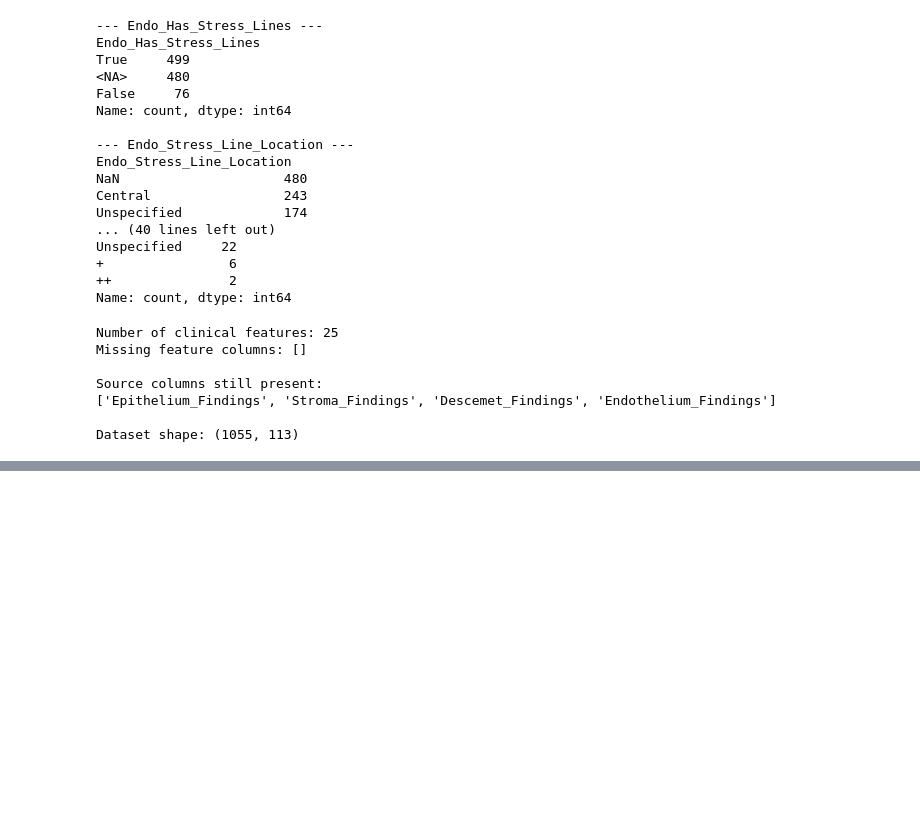
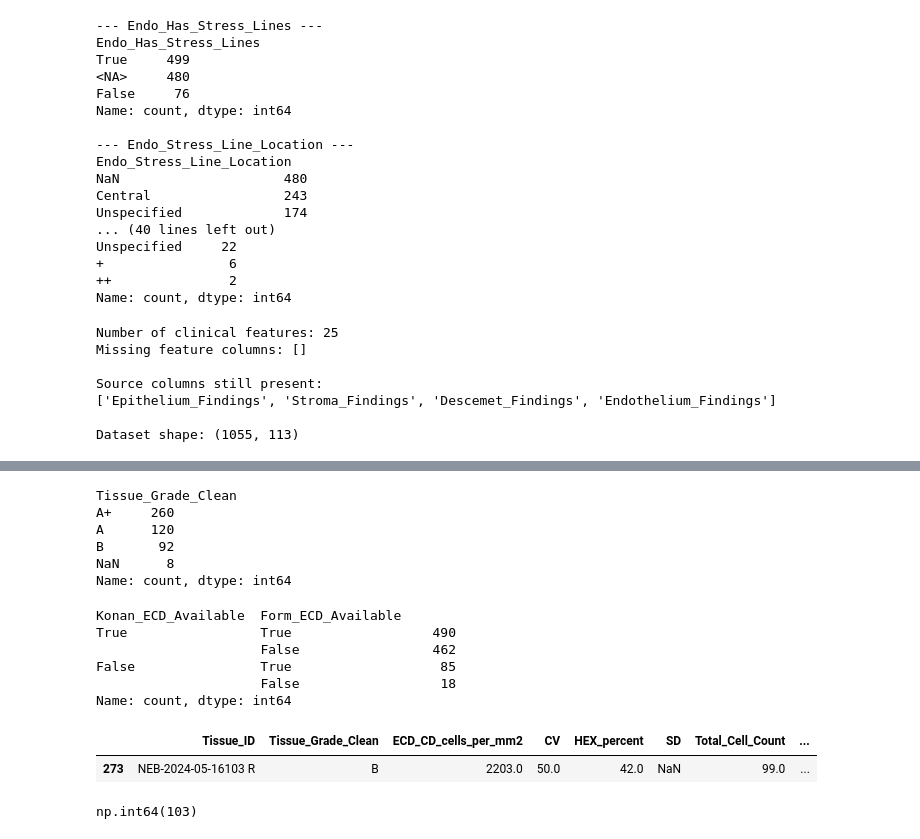
Before and after one commit to Pulitha-m/xai-cornea-grading, a Jupyter notebook: ml/grading/notebooks/02_data_cleaning.ipynb, the cells around one changed output, grey strips where cells are left out. Cells and saved outputs as stored; diff of their text form; code cells hidden in the pictures; blank space fills up the shorter version.

```diff
--- a/ml/grading/notebooks/02_data_cleaning.ipynb
+++ b/ml/grading/notebooks/02_data_cleaning.ipynb
@@ -2276,0 +2948,44 @@ Dataset shape: (1055, 113)
+# %%
+print(df.loc[
+    form_ecd_missing,
+    "Tissue_Grade_Clean"
+].value_counts(dropna=False))
+# %% [output]
+Tissue_Grade_Clean
+A+     260
+A      120
+B       92
+NaN      8
+Name: count, dtype: int64
+# %%
+ecd_source_overlap = pd.DataFrame({
+    "Konan_ECD_Available": df["ECD_CD_cells_per_mm2"].notna(),
+    "Form_ECD_Available": df["Form_ECD_cells_per_mm2"].notna()
+})
+
+print(ecd_source_overlap.value_counts())
+# %% [output]
+Konan_ECD_Available  Form_ECD_Available
+True                 True                  490
+                     False                 462
+False                True                   85
+                     False                  18
+Name: count, dtype: int64
+# %%
+df.loc[
+    df["SD"].isna() &
+    df["ECD_CD_cells_per_mm2"].notna(),
+    [
+        "Tissue_ID",
+        "Tissue_Grade_Clean",
+        "ECD_CD_cells_per_mm2",
+        "CV",
+        "HEX_percent",
+        "SD",
+        "Total_Cell_Count",
+        "Total_Area_um2"
+    ]
+]
+# %% [output]
+|  | Tissue_ID | Tissue_Grade_Clean | ECD_CD_cells_per_mm2 | CV | HEX_percent | SD | Total_Cell_Count | ... |
+| 273 | NEB-2024-05-16103 R | B | 2203.0 | 50.0 | 42.0 | NaN | 99.0 | ... |
@@ -2276,0 +2998,4 @@ Dataset shape: (1055, 113)
+# %%
+df["SD"].isna().sum()
+# %% [output]
+np.int64(103)
```
Also changed, not shown: parts of 45 cells of this notebook.
